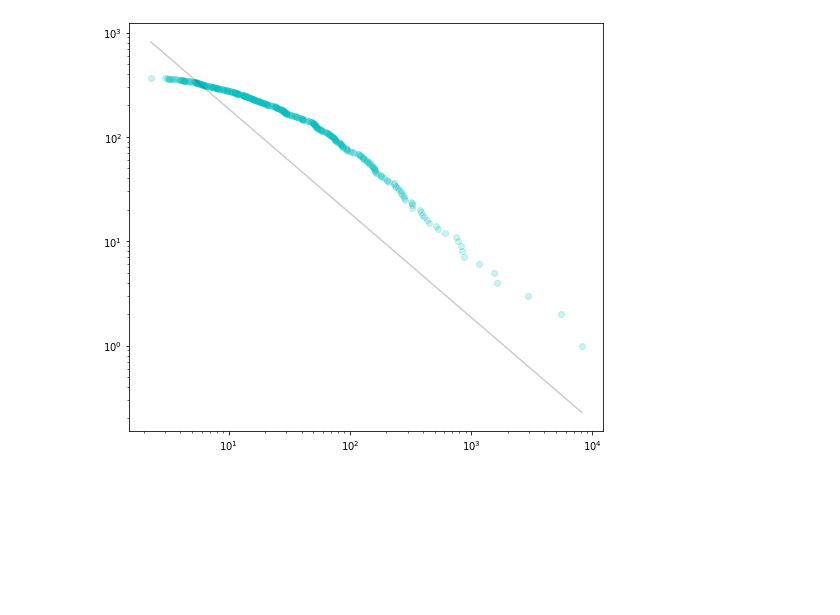
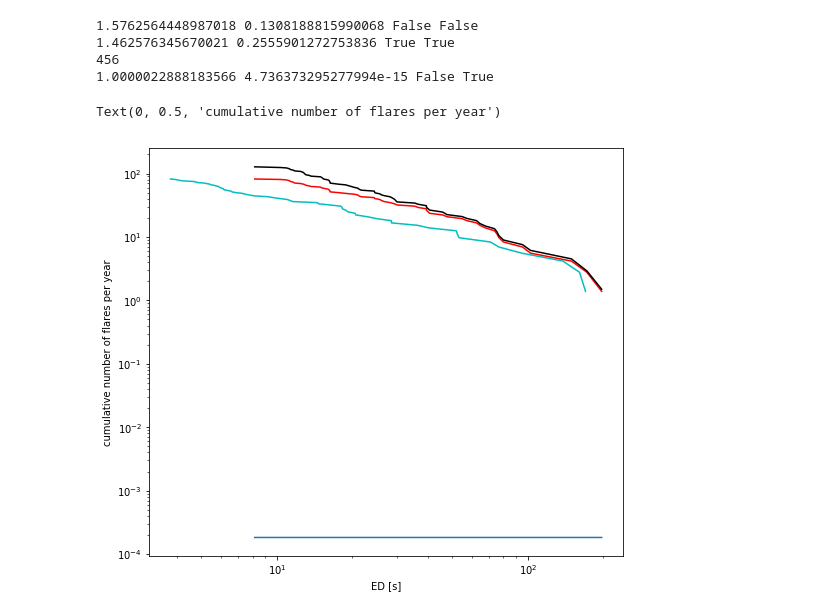
Before and after one commit to ekaterinailin/TESS_UCD_flares, a Jupyter notebook: notebook/NB5_post_analysis.ipynb, the cells around one changed output. Saved outputs shown, nothing was run; the diff lists cells and outputs as text; code cells hidden in the pictures; blank space fills up the shorter version.

```diff
--- a/notebook/NB5_post_analysis.ipynb
+++ b/notebook/NB5_post_analysis.ipynb
@@ -60,0 +63,3 @@ plt.hist(df.TESSmag, bins=20);
+# %%
+h = df.groupby("TIC").TIC.count().sort_values(ascending=False).head(8)
+h
@@ -61,3 +77,65 @@ plt.hist(df.TESSmag, bins=20);
+# %%
+d = df[df.TIC==h.index[0]]
+tobs =  d.groupby(["sector"]).total_n_valid_data_points.apply(lambda x: x.iloc[0]).sum()/30./24./365.25
+
+ffd = FFD(f=d, tot_obs_time=tobs)
+fig, ax = plt.subplots(1,figsize=(8.5,7.5))
+ed, freq, counts = ffd.ed_and_freq( energy_correction=False,
+                            recovery_probability_correction=False,
+                             multiple_stars=False)
+a, sig_a = ffd.fit_powerlaw(d.ed_rec.values)
+ffd.alpha, ffd.alpha_err = a, sig_a
+ispowerlaw = ffd.is_powerlaw(d.ed_rec.values)
+truncated = ffd.is_powerlaw_truncated(d.ed_rec.values)
+print(a, sig_a, ispowerlaw, truncated)
+
+ax.plot(ed, freq, c="c", label="no correction")
+
+ed, freq, counts = ffd.ed_and_freq( energy_correction=True,
+                            recovery_probability_correction=False,
+                             multiple_stars=False)
+a, sig_a = ffd.fit_powerlaw(d.ed_corr.values)
+ffd.alpha, ffd.alpha_err = a, sig_a
+ispowerlaw = ffd.is_powerlaw(d.ed_corr.values)
+truncated = ffd.is_powerlaw_truncated(d.ed_corr.values)
+print(a, sig_a, ispowerlaw, truncated)
+
+ax.plot(ed, freq, c="r", label="ED correction")
+
+
+eds, freq = [], []
+for n, ED, f in zip(np.rint(5*(1/d.recovery_probability)),
+                    df.ed_rec.sort_values(ascending=True),
+                    (1./d.recovery_probability).values):
+    eds.append(int(n)*[ED])
+    freq.append(int(n)*[f])
+
+eds = np.array([i  for a in eds for i in a])
+freq = np.array([i  for a in freq for i in a])
+print(len(eds))
+a, sig_a = ffd.fit_powerlaw(eds)
+ffd.alpha, ffd.alpha_err = a, sig_a*1e13
+ispowerlaw = ffd.is_powerlaw(eds)
+truncated = ffd.is_powerlaw_truncated(eds)
+print(a, sig_a, ispowerlaw, truncated)
+ed, freq, counts = ffd.ed_and_freq( energy_correction=True,
+                            recovery_probability_correction=True,
+                             multiple_stars=False)
+_beta, ffd.beta, ffd.beta_err = ffd.fit_beta_to_powerlaw(ed, freq)
+ax.plot(ed, freq, c="k", label="ED and rec. prob. correction")
+ffd.plot_powerlaw(ax, ed)
+
+plt.xscale('log')
+plt.yscale('log')
+plt.xlabel("ED [s]")#"flare energy in TESS band [erg]")
+plt.ylabel("cumulative number of flares per year")
+# %% [output]
+1.5762564448987018 0.1308188815990068 False False
+1.462576345670021 0.2555901272753836 True True
+456
+1.0000022888183566 4.736373295277994e-15 False True
+Text(0, 0.5, 'cumulative number of flares per year')
+[figure, added]
 # %%
 df = df[~np.isnan(df.recovery_probability) & (df.recovery_probability > 0.2)]
 df = df.sort_values(by="ed_corr", ascending=False)
@@ -73,13 +151,11 @@ fig, ax = plt.subplots(1,figsize=(8.5,7.5))
 ed, freq, counts = ffd.ed_and_freq( energy_correction=False,
                             recovery_probability_correction=False,
                              multiple_stars=False)
-ax.scatter(ed, freq, c="c", label="no correction",alpha=.2)
+ax.plot(ed, freq, c="c", label="no correction",alpha=.2)
 _beta, ffd.beta, beta_err = ffd.fit_beta_to_powerlaw(ed,freq, mode="ED")
 ffd.plot_powerlaw(ax, ed, c="k", alpha=.2,)
 plt.xscale('log')
 plt.yscale('log')
-# %% [output]
-[figure, removed]
 # %%
 a, sig_a = ffd.fit_powerlaw(df.ed_rec.values)
 ispowerlaw = ffd.is_powerlaw(df.ed_rec.values)
```
Also changed, not shown: parts of 8 cells of this notebook, 1 other file.
